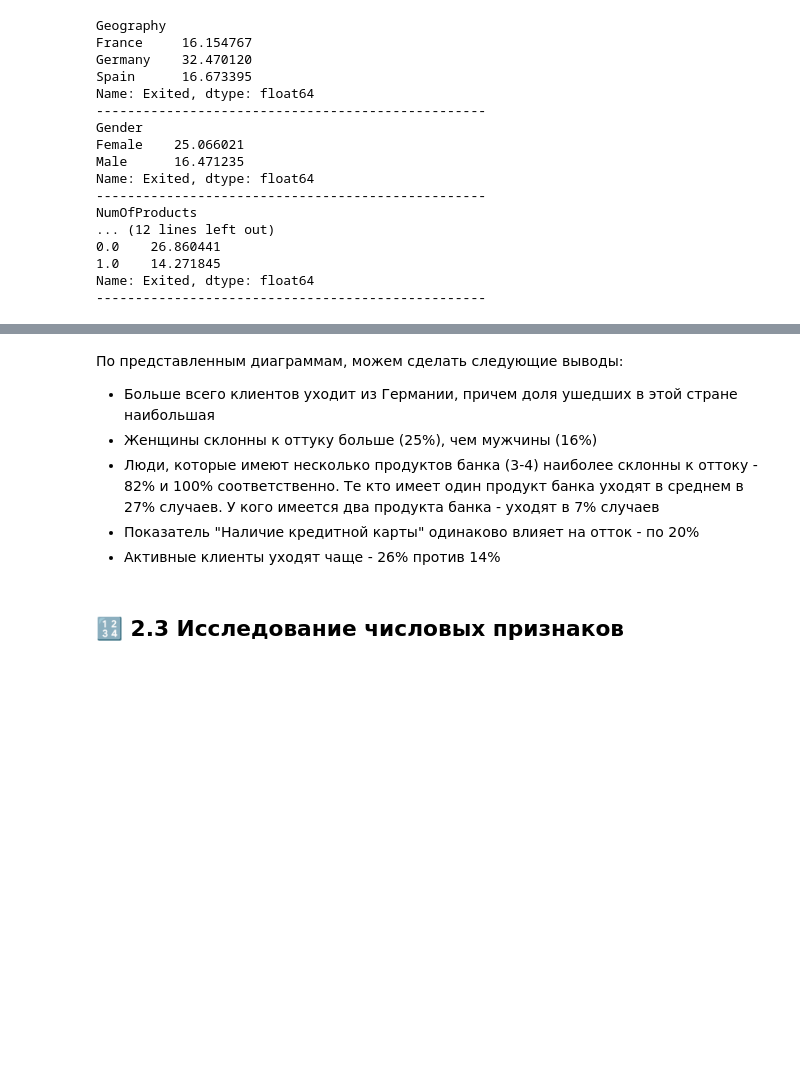
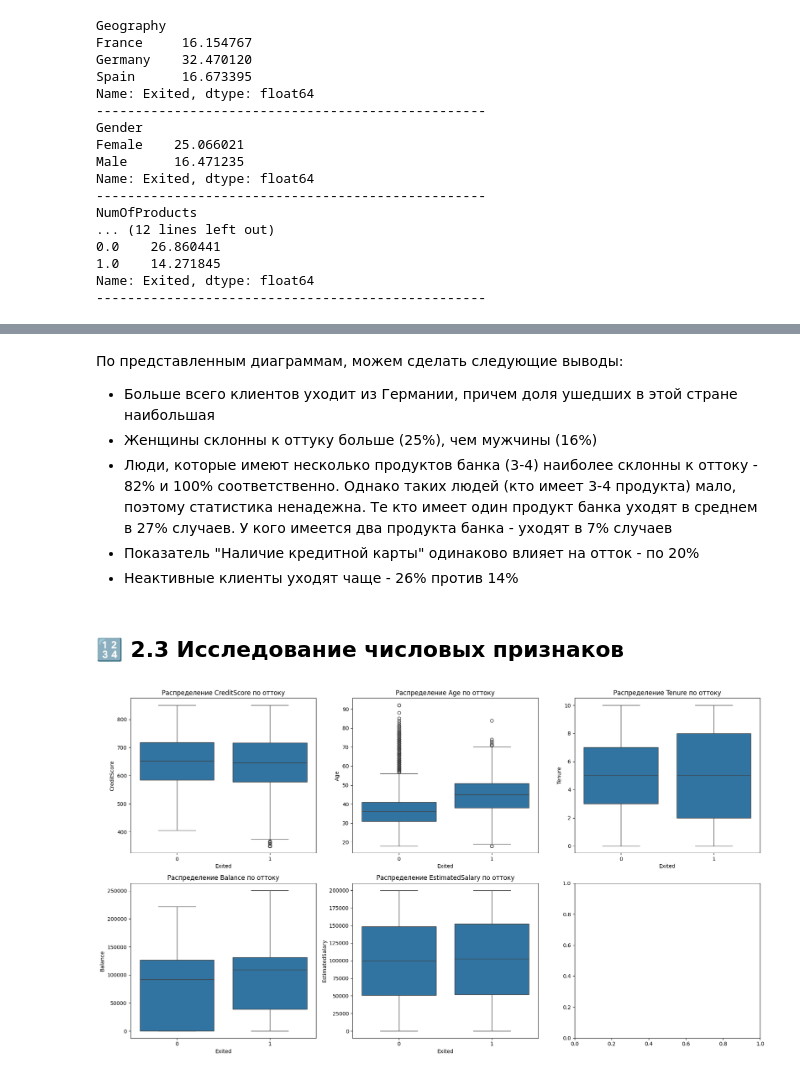
Before and after one commit to KiriLLchik07/Bank-Customer-Churn-Prediction, a Jupyter notebook: notebooks/02_eda_analysis.ipynb, the cells around one changed output, grey strips where cells are left out. Saved outputs shown, nothing was run; the diff lists cells and outputs as text; code cells hidden in the pictures; blank space fills up the shorter version.

Commit message:
feat: research of numerical features

```diff
--- a/notebooks/02_eda_analysis.ipynb
+++ b/notebooks/02_eda_analysis.ipynb
@@ -105,8 +115,20 @@ Name: Exited, dtype: float64
 
 - Больше всего клиентов уходит из Германии, причем доля ушедших в этой стране наибольшая
 - Женщины склонны к оттуку больше (25%), чем мужчины (16%)
-- Люди, которые имеют несколько продуктов банка (3-4) наиболее склонны к оттоку - 82% и 100% соответственно. Те кто имеет один продукт банка уходят в среднем в 27% случаев. У кого имеется два продукта банка - уходят в 7% случаев
+- Люди, которые имеют несколько продуктов банка (3-4) наиболее склонны к оттоку - 82% и 100% соответственно. Однако таких людей (кто имеет 3-4 продукта) мало, поэтому статистика ненадежна. Те кто имеет один продукт банка уходят в среднем в 27% случаев. У кого имеется два продукта банка - уходят в 7% случаев
 - Показатель "Наличие кредитной карты" одинаково влияет на отток - по 20%
-- Активные клиенты уходят чаще - 26% против 14%
+- Неактивные клиенты уходят чаще - 26% против 14%
 # %% [markdown]
 ## 🔢 2.3 Исследование числовых признаков
+# %%
+fig, axes = plt.subplots(2, 3, figsize=(18, 10))
+
+for i, col in enumerate(numeric_features):
+    ax = axes[i//3, i%3]
+    sb.boxplot(data=df, x='Exited', y=col, ax=ax)
+    ax.set_title(f'Распределение {col} по оттоку')
+
+plt.tight_layout()
+plt.show()
+# %% [output]
+[figure, added]
```
Also changed, not shown: parts of 6 cells of this notebook.
